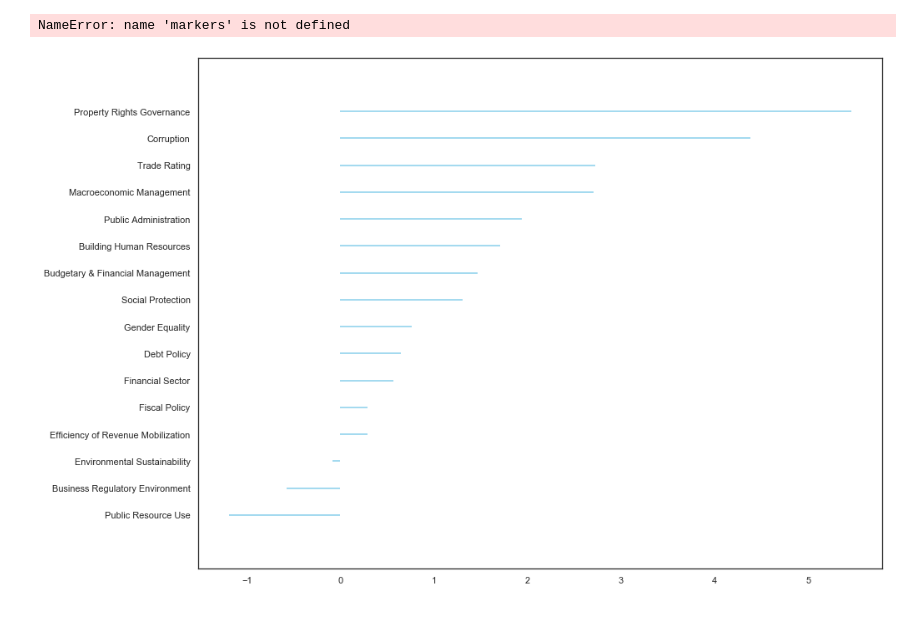
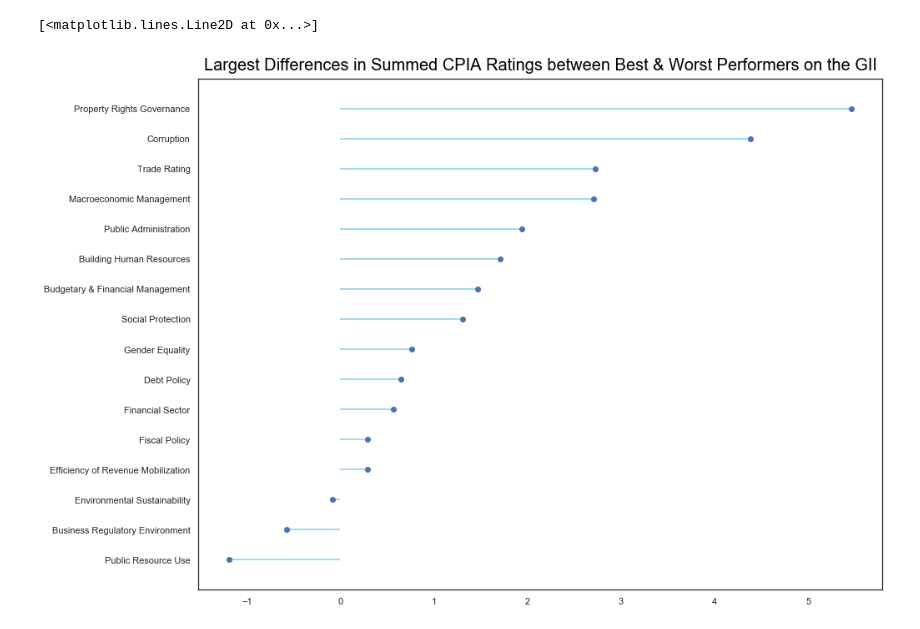
Before and after one commit to eoefelein/BigQueryAPI_Pandas_MatPlotLib-Seaborn, a Jupyter notebook: Exploratory_Data_Analysis.ipynb, the cells around one changed output. Drawn from its saved outputs; the diff is of its cells as text; code cells hidden in the pictures.

Commit message:
fixing plots

```diff
--- a/Exploratory_Data_Analysis.ipynb
+++ b/Exploratory_Data_Analysis.ipynb
@@ -552,21 +551,30 @@ differences_df
 | 15 | Property Rights Governance | 5.462688 |
 [interactive output not drawn]
 # %%
-# https://python-graph-gallery.com/182-vertical-lollipop-plot/
+# draw the lollipop stem chart
 plt.hlines(
     y=differences_df["CPIA Indicator"],
     xmin=0,
     xmax=differences_df["Differences in Best & Worst"],
     color="skyblue",
 )
-plt.ylim([-2, 17])
-plt.setp(
-    markers, marker="D", markersize=18, markeredgecolor="indianred", markeredgewidth=12
+plt.ylim([-1, 16])
+title_font = {
+    "size": "20",
+    "color": "black",
+    "weight": "normal",
+    "verticalalignment": "bottom",
+}
+plt.title(
+    "Largest Differences in Summed CPIA Ratings between Best & Worst Performers on the GII",
+    title_font,
 )
 plt.plot(
-    differences_df["Differences in Best & Worst"], differences_df["CPIA Indicator"], "o"
+    differences_df["Differences in Best & Worst"],
+    differences_df["CPIA Indicator"],
+    "o",
 )
 # %% [output]
-NameError: name 'markers' is not defined
+[<matplotlib.lines.Line2D at 0x...>]
-[figure, old version]
+[figure, new version]
 [interactive output not drawn]
```
Also changed, not shown: parts of 39 cells of this notebook.
